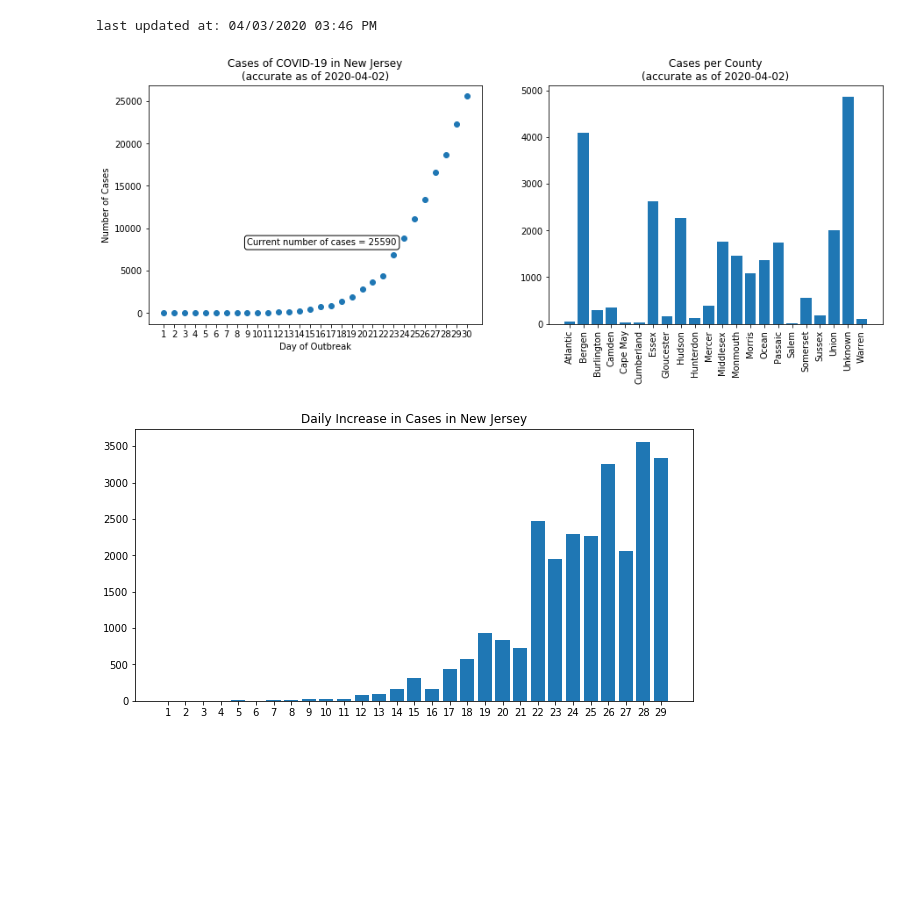
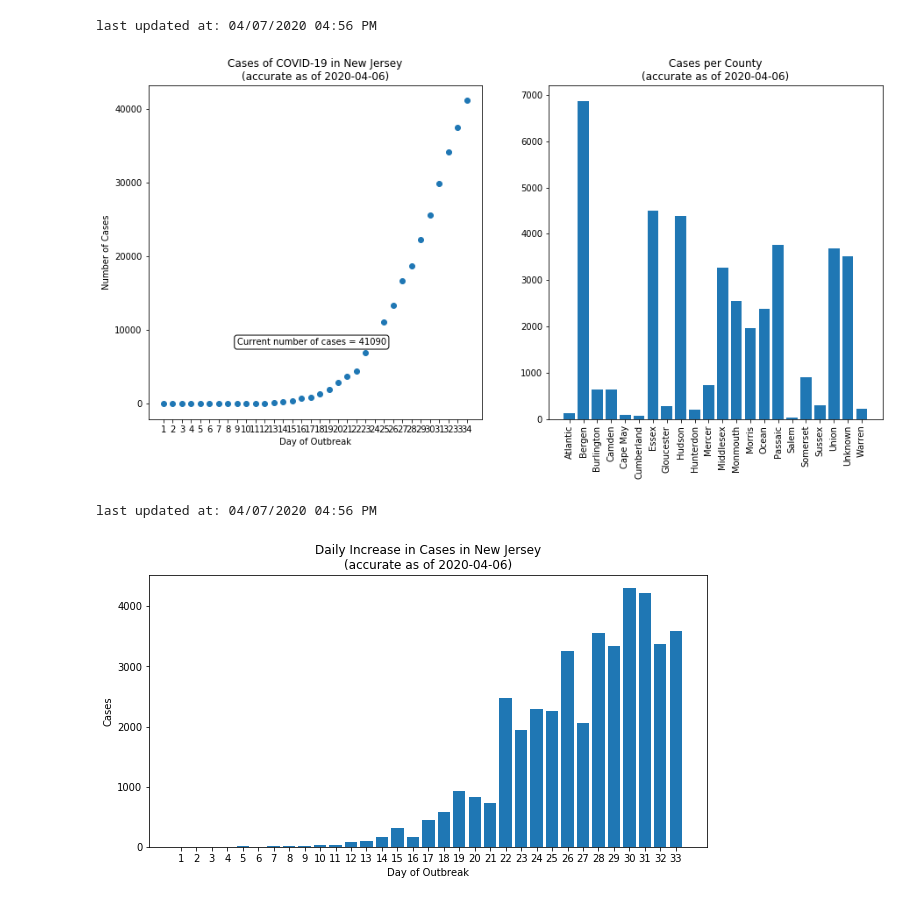
Before and after one commit to jaydenfont/NJ-COVID-19-Data, a Jupyter notebook: NewJerseyData.ipynb, the cells around one changed output. Saved outputs shown, nothing was run; the diff lists cells and outputs as text; code cells hidden in the pictures; blank space fills up the shorter version.

Commit message:
updated data through 4/06, added axis labels for daily change plot

```diff
--- a/NewJerseyData.ipynb
+++ b/NewJerseyData.ipynb
@@ -100,38 +100,38 @@ njCountyList
 
 # Create figure object with two subplots oriented horizontally
 
-figure, (sc, ba) = plt.subplots(1,2, figsize=(15,5))
+figure, (sc, ba) = plt.subplots(1,2, figsize=(15,7))
 
 # Plot NJ cases vs time
 
 sc.scatter(njLength, njCases)
 
 sTitle = "Cases of COVID-19 in New Jersey\n(accurate as of " + recentDate + ")"
 sc.set_title(sTitle)
 sc.set_xlabel("Day of Outbreak")
 sc.set_ylabel("Number of Cases")
 
 # adjust ticks to show all days
 xticks = np.arange(1,njLength.max()+1,1)
 sc.set_xticks(xticks); # semicolon suppresses output of this function
 
 # Create box label
 labelText = "Current number of cases = " + str(njCases.max())
 box = dict(boxstyle = 'round', facecolor = 'white')
 sc.text(9, 8000,labelText,bbox=box);
 
 # Plot cases per county
 
 ba.bar(njCountyList['county'], njCountyList['cases'] )
 
 bTitle = "Cases per County\n(accurate as of " + recentDate + ")"
 ba.set_xticklabels(njCountyList['county'], rotation = 90);
 ba.set_title(bTitle);
 
 print("last updated at: {}".format(dateAndTime))
 # %% [output]
-last updated at: 04/03/2020 03:46 PM
+last updated at: 04/07/2020 04:56 PM
-[figure, old version]
+[figure, new version]
 # %%
 # Create list of the increase in cases between each day and rate of change
 
@@ -153,7 +153,11 @@ fig= plt.figure(figsize=(10,5)) # create figure
 
 axes = fig.add_subplot() # automatically adds axis (graph) in default position
 axes.bar(newCaseDays, newCases.transpose())
-axes.set_title("Daily Increase in Cases in New Jersey");
+axes.set_title("Daily Increase in Cases in New Jersey\n(accurate as of " + recentDate + ")");
 axes.set_xticks(ticks);
+axes.set_xlabel("Day of Outbreak");
+axes.set_ylabel("Cases");
+print("last updated at: {}".format(dateAndTime))
 # %% [output]
+last updated at: 04/07/2020 04:56 PM
-[figure, old version]
+[figure, new version]
```
Also changed, not shown: parts of 3 cells of this notebook.
